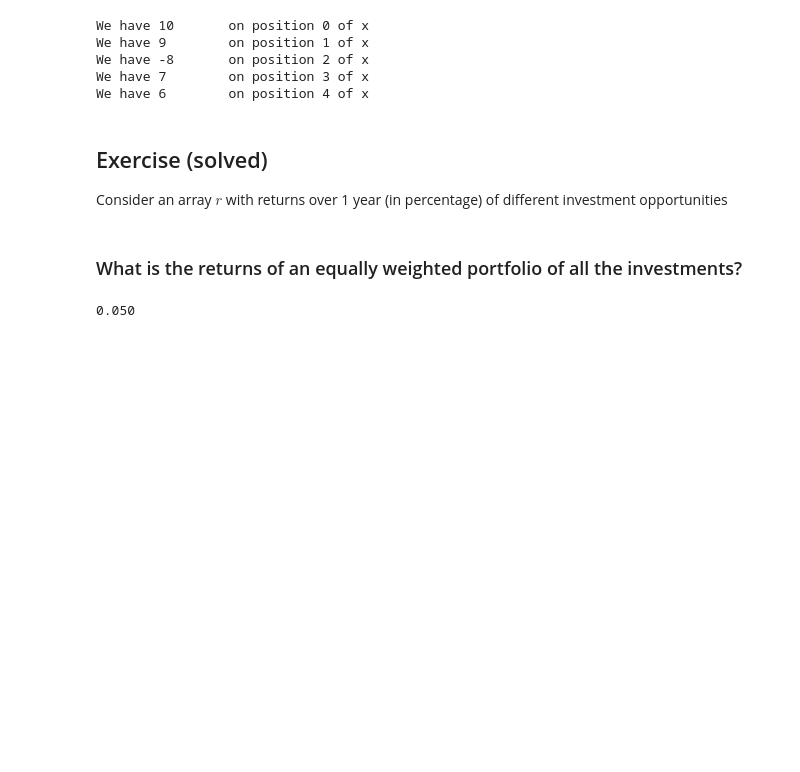
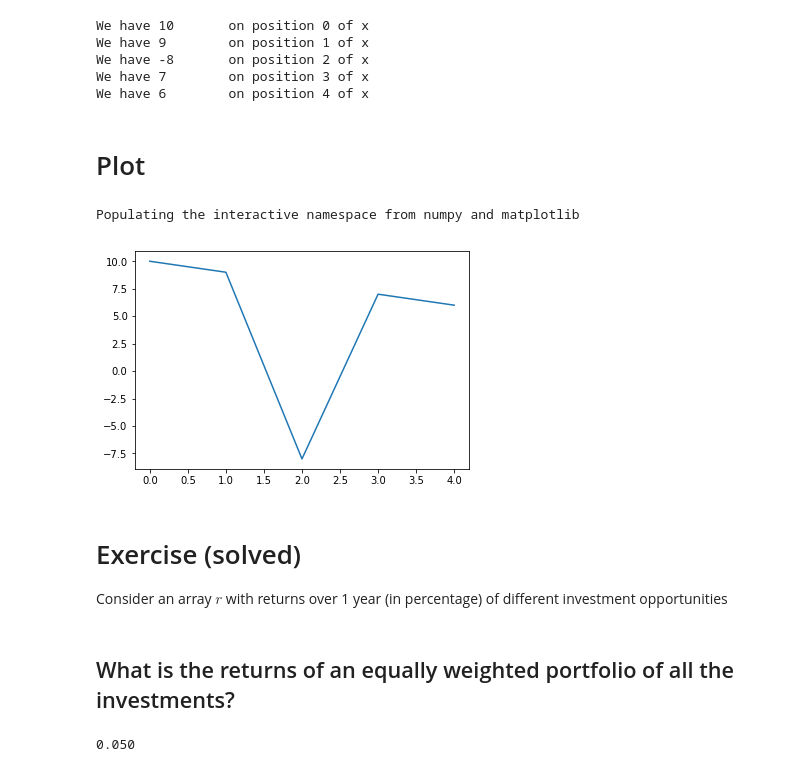
Before and after one commit to AndreaBarbon/python-tutorials, a Jupyter notebook: Numpy.ipynb, the cells around one changed output. Saved outputs shown, nothing was run; the diff lists cells and outputs as text; code cells hidden in the pictures; blank space fills up the shorter version.

Commit message:
Ethereal Exercise

```diff
--- a/Numpy.ipynb
+++ b/Numpy.ipynb
@@ -224,13 +275,22 @@ We have 9        on position 1 of x
 We have -8       on position 2 of x
 We have 7        on position 3 of x
 We have 6        on position 4 of x
+# %% [markdown]
+# Plot
+# %%
+%pylab inline
+import matplotlib.pyplot as plt
+plt.plot( x );
+# %% [output]
+Populating the interactive namespace from numpy and matplotlib
+[figure, added]
 # %% [markdown]
-## Exercise (solved)
+# Exercise (solved)
 Consider an array $r$ with returns over 1 year (in percentage) of different investment opportunities
 # %%
 r = np.array([ 0.05, 0.1, -0.15, 0.2 ])  # 5% profit, 10% profit, 15% loss, ...
 # %% [markdown]
-### What is the returns of an equally weighted portfolio of all the investments?
+## What is the returns of an equally weighted portfolio of all the investments?
 # %%
 # It is just the average of the returns of all the investments
 np.mean(r)
```
Also changed, not shown: parts of 22 cells of this notebook, 1 other file.
